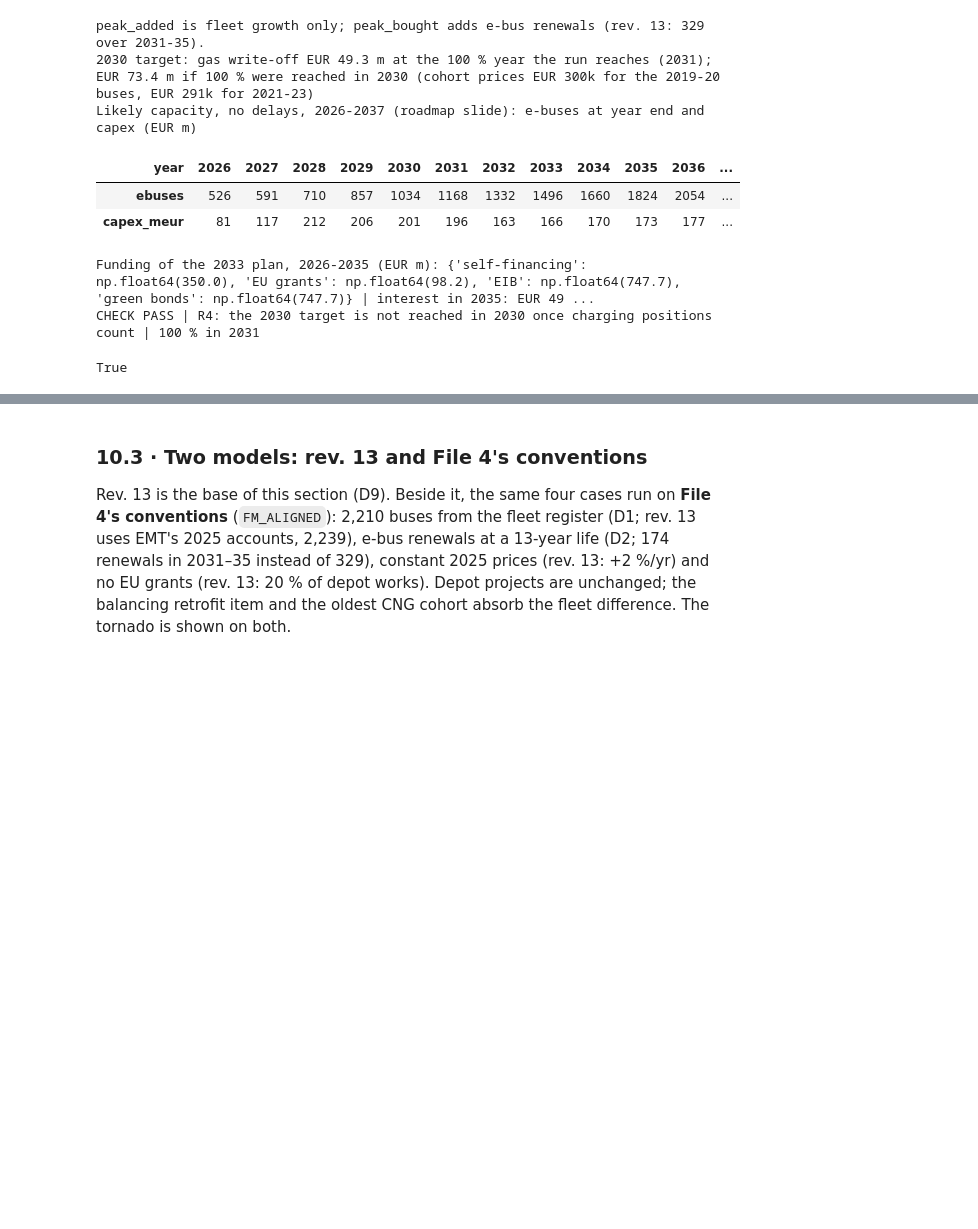
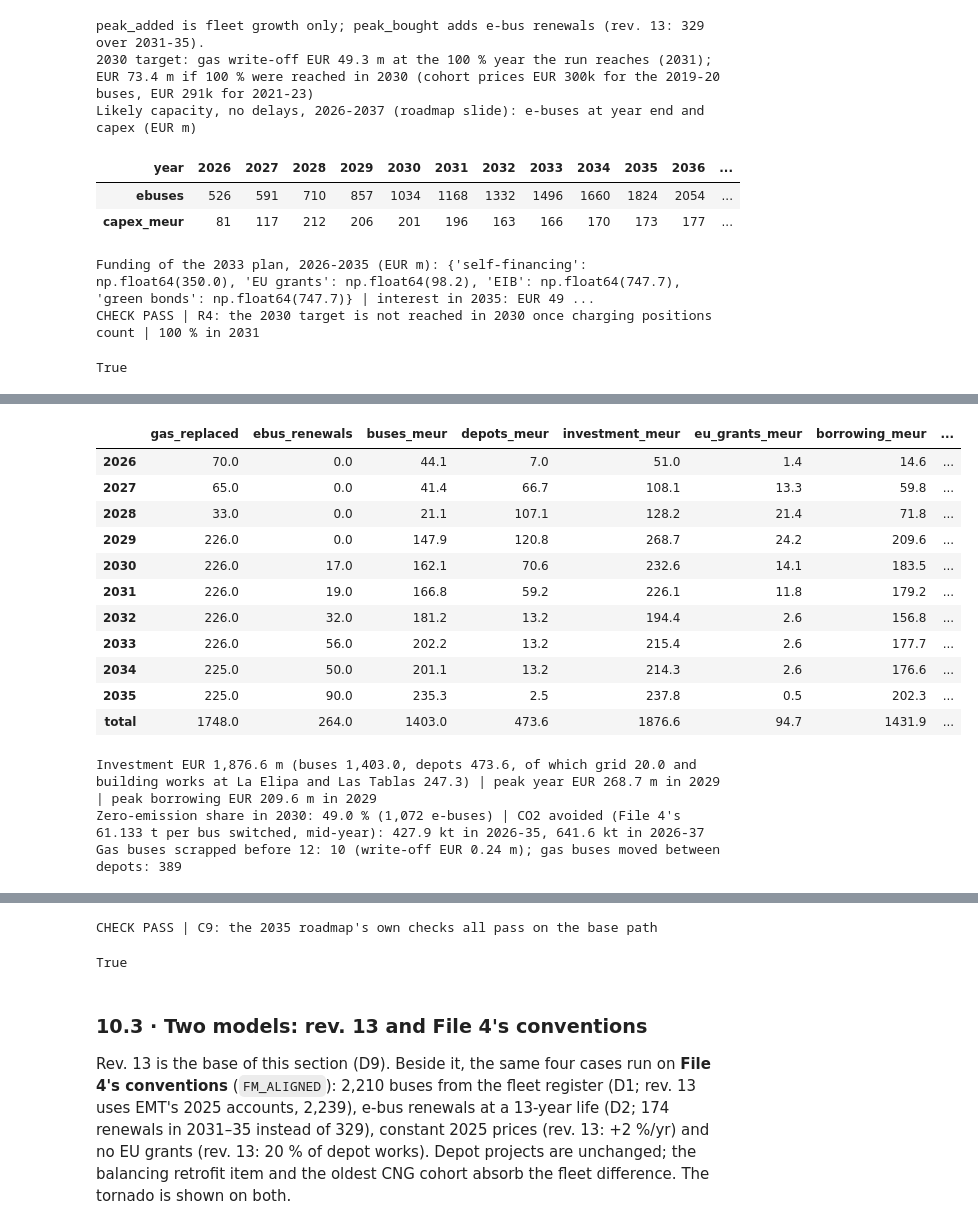
Before and after one commit to ella-garcia/madrid-bus-electrification, a Jupyter notebook: notebooks/04_Scenario_Lab.ipynb, the cells around one changed output, grey strips where cells are left out. Saved outputs shown, nothing was run; the diff lists cells and outputs as text; code cells hidden in the pictures; blank space fills up the shorter version.

```diff
--- a/notebooks/04_Scenario_Lab.ipynb
+++ b/notebooks/04_Scenario_Lab.ipynb
@@ -2531,0 +2615,76 @@ True
+# %%
+# Report Annex C9: the recommended 2035 path from the depot-by-depot roadmap model (scenarios/roadmap_2035.py). Printed only.
+import sys
+sys.path.insert(0, os.path.join(BASE, "scenarios"))
+import roadmap_2035 as RM
+
+C9_SET = {**RM.A, "order_2026_27": {2026: 70, 2027: 65}}       # EMT 2026 budget and 2027 draft budget (notebook 01 section 8)
+C9_RATE = FM["eib_share"] * FM["eib_rate"] + (1 - FM["eib_share"]) * FM["gb_coupon"]   # 3.3 % on the debt drawn so far
+
+def c9_run(a=C9_SET, entrevias_grid=None):
+    """Roadmap run; entrevias_grid moves only Entrevias' grid upgrade, and Las Tablas' connection follows a['las_tablas_open']."""
+    conn0 = RM.connection
+    def conn(d, y):
+        if d == "Entrevias" and entrevias_grid: return 0.9 if y < entrevias_grid else 14.0
+        if d == "Fuencarral": return 4.3 if y < a["las_tablas_open"] else a["las_tablas_mw"]
+        return conn0(d, y)
+    RM.connection = conn
+    try:
+        return RM.run(a)
+    finally:
+        RM.connection = conn0
+
+c9_D, c9_Y, c9_M, c9_RL, c9_I, c9_K = c9_run()
+_esc = (1 + FM["escalation"]) ** (c9_K.year - 2026)
+_bus = (c9_K.eur * _esc)[c9_K.group == "buses"].groupby(c9_K.year).sum() / 1e6
+_dep = c9_K[c9_K.group == "depot"].groupby("year").eur.sum() / 1e6
+c9 = c9_Y.set_index("year")[["gas_replaced", "ebus_renewals"]].astype(int)
+c9["buses_meur"], c9["depots_meur"] = _bus, _dep.reindex(c9.index, fill_value=0.0)
+c9["investment_meur"] = c9.buses_meur + c9.depots_meur
+c9["eu_grants_meur"] = FM["eu_grant_share"] * c9.depots_meur
+c9["borrowing_meur"] = (c9.investment_meur - c9.investment_meur.clip(upper=FM["self_fin"]) - c9.eu_grants_meur).clip(lower=0)
+c9["interest_meur"] = c9.borrowing_meur.cumsum() * C9_RATE
+display(pd.concat([c9, c9.sum().to_frame("total").T]).round(1))
+
+_switched = c9.gas_replaced.cumsum()
+_mid = (_switched.shift(fill_value=0) + _switched) / 2
+_co2_35 = C8_T_BUS * _mid.sum() / 1000
+_co2_37 = _co2_35 + C8_T_BUS * 2 * _switched.iloc[-1] / 1000                       # 2036-37 with the whole gas fleet switched
+_e2030 = int(c9_D[c9_D.year == 2030].ebuses.sum())
+_grid = c9_K[c9_K.item.str.contains("grid|substation")].eur.sum() / 1e6
+_build = c9_K[c9_K.item == "building and civil works"].eur.sum() / 1e6
+print(f"Investment EUR {c9.investment_meur.sum():,.1f} m (buses {c9.buses_meur.sum():,.1f}, depots {c9.depots_meur.sum():,.1f}, of which grid "
+      f"{_grid:.1f} and building works at La Elipa and Las Tablas {_build:.1f}) | peak year EUR {c9.investment_meur.max():.1f} m in "
+      f"{c9.investment_meur.idxmax()} | peak borrowing EUR {c9.borrowing_meur.max():.1f} m in {c9.borrowing_meur.idxmax()}")
+print(f"Zero-emission share in 2030: {100 * (_e2030 + sum(RM.H2.values())) / RM.FLEET:.1f} % ({_e2030:,} e-buses) | "
+      f"CO2 avoided (File 4's {C8_T_BUS:.3f} t per bus switched, mid-year): {_co2_35:.1f} kt in 2026-35, {_co2_37:.1f} kt in 2026-37")
+print(f"Gas buses scrapped before 12: {int(c9_Y.early_scrapped.sum())} (write-off EUR {c9_Y.writeoff_meur.sum():.2f} m); "
+      f"gas buses moved between depots: {len(c9_M)}")
+display(RM.checks(c9_D, c9_Y, c9_M, c9_RL))
+
+_sens = []
+for name, a, eg in [("base", C9_SET, None), ("Entrevias grid upgrade a year late (2030)", C9_SET, 2030),
+                    ("Las Tablas opens a year late (2033)", {**C9_SET, "las_tablas_open": 2033}, None)]:
+    D_, Y_, M_, RL_, _, _ = c9_run(a, eg)
+    _y = Y_.set_index("year")
+    _sens.append(dict(case=name, gas_left_2035=int(_y.loc[2035, "gas_left"]), ebuses_waiting_for_chargers=int(_y.deferred_for_capacity.sum()),
+                      scrapped_before_12=int(_y.early_scrapped.sum()),
+                      roadmap_checks_failed=int((RM.checks(D_, Y_, M_, RL_).result == "FAIL").sum())))
+display(pd.DataFrame(_sens))
+check("C9: the 2035 roadmap's own checks all pass on the base path", bool((RM.checks(c9_D, c9_Y, c9_M, c9_RL).result == "PASS").all()))
+# %% [output]
+|  | gas_replaced | ebus_renewals | buses_meur | depots_meur | investment_meur | eu_grants_meur | borrowing_meur | ... |
+| 2026 | 70.0 | 0.0 | 44.1 | 7.0 | 51.0 | 1.4 | 14.6 | ... |
+| 2027 | 65.0 | 0.0 | 41.4 | 66.7 | 108.1 | 13.3 | 59.8 | ... |
+| 2028 | 33.0 | 0.0 | 21.1 | 107.1 | 128.2 | 21.4 | 71.8 | ... |
+| 2029 | 226.0 | 0.0 | 147.9 | 120.8 | 268.7 | 24.2 | 209.6 | ... |
+| 2030 | 226.0 | 17.0 | 162.1 | 70.6 | 232.6 | 14.1 | 183.5 | ... |
+| 2031 | 226.0 | 19.0 | 166.8 | 59.2 | 226.1 | 11.8 | 179.2 | ... |
+| 2032 | 226.0 | 32.0 | 181.2 | 13.2 | 194.4 | 2.6 | 156.8 | ... |
+| 2033 | 226.0 | 56.0 | 202.2 | 13.2 | 215.4 | 2.6 | 177.7 | ... |
+| 2034 | 225.0 | 50.0 | 201.1 | 13.2 | 214.3 | 2.6 | 176.6 | ... |
+| 2035 | 225.0 | 90.0 | 235.3 | 2.5 | 237.8 | 0.5 | 202.3 | ... |
+| total | 1748.0 | 264.0 | 1403.0 | 473.6 | 1876.6 | 94.7 | 1431.9 | ... |
+Investment EUR 1,876.6 m (buses 1,403.0, depots 473.6, of which grid 20.0 and building works at La Elipa and Las Tablas 247.3) | peak year EUR 268.7 m in 2029 | peak borrowing EUR 209.6 m in 2029
+Zero-emission share in 2030: 49.0 % (1,072 e-buses) | CO2 avoided (File 4's 61.133 t per bus switched, mid-year): 427.9 kt in 2026-35, 641.6 kt in 2026-37
+Gas buses scrapped before 12: 10 (write-off EUR 0.24 m); gas buses moved between depots: 389
@@ -2532,3 +2704,5 @@ True
+CHECK PASS | C9: the 2035 roadmap's own checks all pass on the base path
+True
 # %% [markdown]
 ### 10.3 · Two models: rev. 13 and File 4's conventions
 
```
Also changed, not shown: parts of 6 cells of this notebook, 7 other files.
